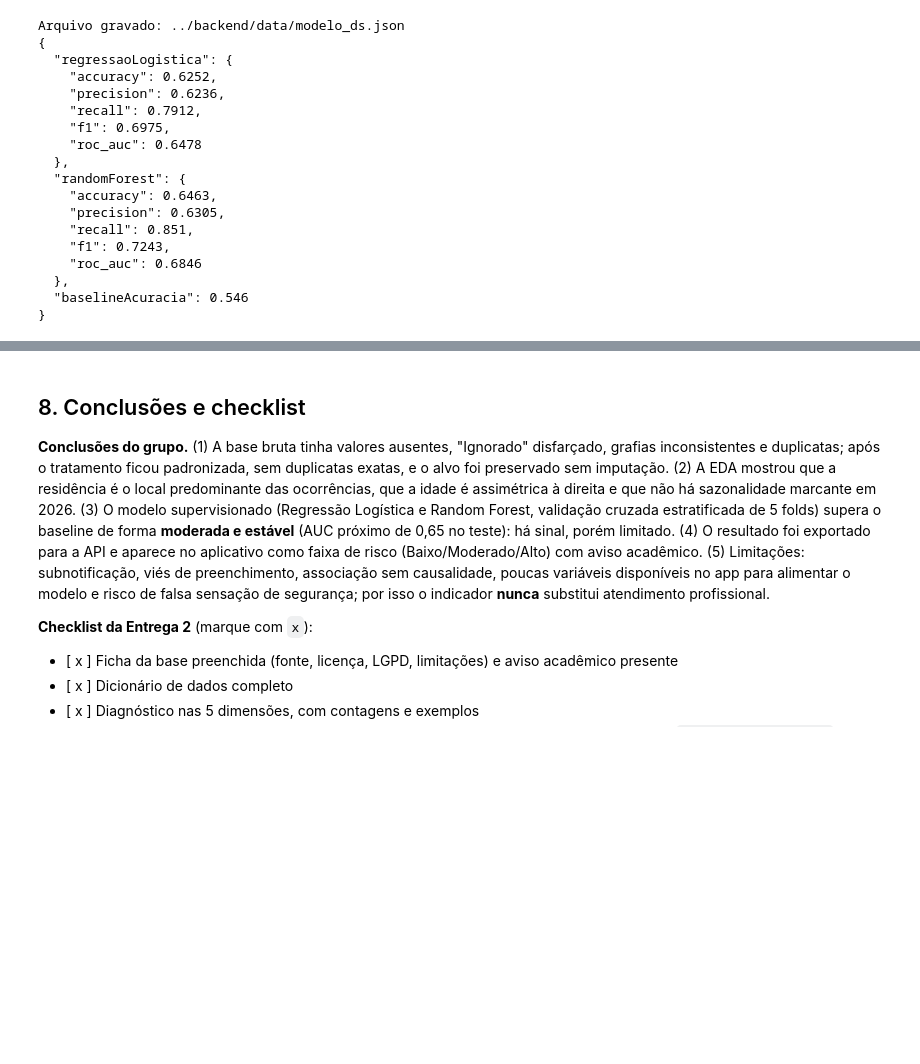
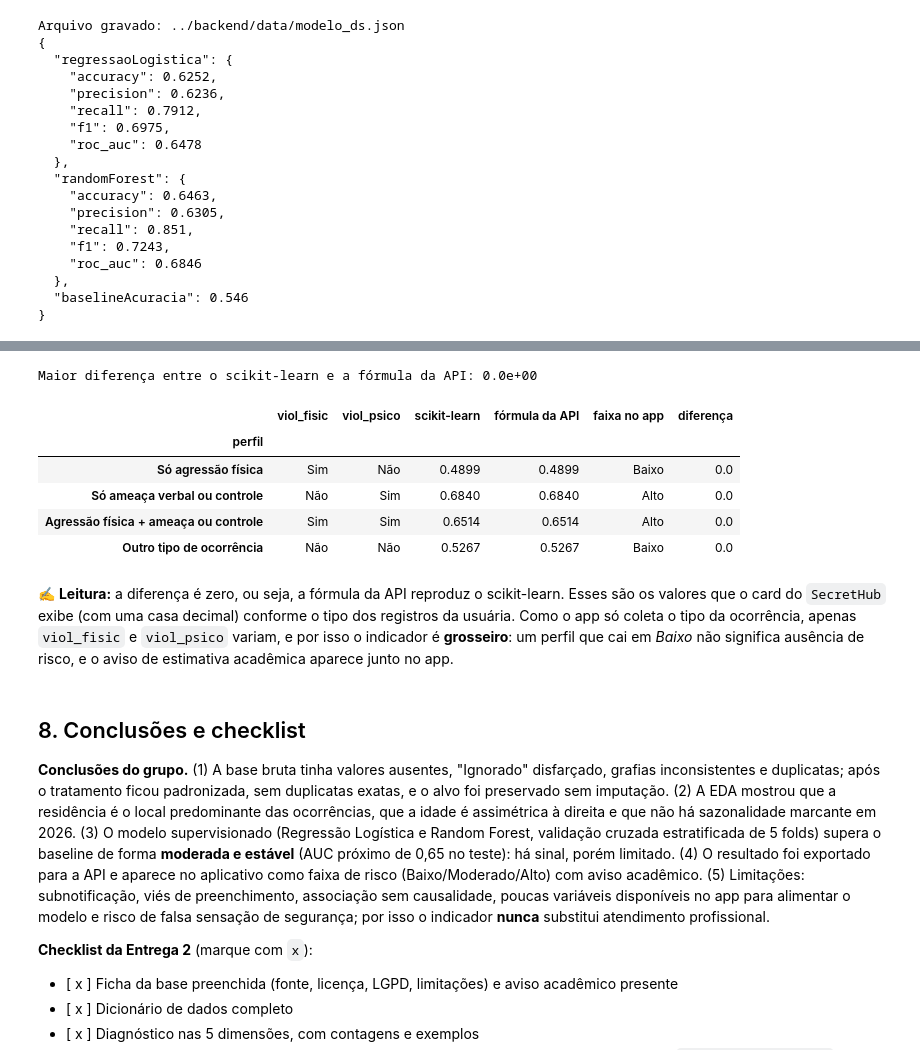
Before and after one commit to Matheu5Henri14/Projeto-React-Native, a Jupyter notebook: dataScience/Entrega2_DS_Modelo.ipynb, the cells around one changed output, grey strips where cells are left out. Cells and saved outputs as stored; diff of their text form; code cells hidden in the pictures; blank space fills up the shorter version.

```diff
--- a/dataScience/Entrega2_DS_Modelo.ipynb
+++ b/dataScience/Entrega2_DS_Modelo.ipynb
@@ -993,3 +998,56 @@ Arquivo gravado: ../backend/data/modelo_ds.json
+# %%
+modelo_json = json.load(open("../backend/data/modelo_ds.json", encoding="utf-8"))
+M = modelo_json["modelo"]
+
+perfis = {
+    "Só agressão física": ("Sim", "Não"),
+    "Só ameaça verbal ou controle": ("Não", "Sim"),
+    "Agressão física + ameaça ou controle": ("Sim", "Sim"),
+    "Outro tipo de ocorrência": ("Não", "Não"),
+}
+
+def vetor_sklearn(fisica, psico):
+    escolhidos = {"viol_fisic": fisica, "viol_psico": psico}
+    partes = [np.zeros(len(FEATURES_NUM))]
+    for col, cats in zip(FEATURES_CAT, ohe.categories_):
+        if col in escolhidos:
+            partes.append((cats == escolhidos[col]).astype(float))
+        else:
+            freq = X_treino[col].value_counts(normalize=True)
+            partes.append(np.array([freq.get(c, 0.0) for c in cats]))
+    return np.concatenate(partes).reshape(1, -1)
+
+def prob_formula_da_api(fisica, psico):
+    z = M["intercepto"]
+    escolhidos = {"viol_fisic": fisica, "viol_psico": psico}
+    for col, coefs in M["categoricas"].items():
+        if col in escolhidos:
+            z += coefs[escolhidos[col]]
+        else:
+            z += sum(coef * M["frequencias"][col].get(cat, 0.0) for cat, coef in coefs.items())
+    return 1 / (1 + np.exp(-z))
+
+linhas = []
+for nome, (fis, psi) in perfis.items():
+    p_sklearn = float(lr.predict_proba(vetor_sklearn(fis, psi))[0, 1])
+    p_api = float(prob_formula_da_api(fis, psi))
+    linhas.append({"perfil": nome, "viol_fisic": fis, "viol_psico": psi,
+                   "scikit-learn": round(p_sklearn, 4), "fórmula da API": round(p_api, 4),
+                   "faixa no app": faixa(p_api), "diferença": abs(p_sklearn - p_api)})
+
+comparacao = pd.DataFrame(linhas).set_index("perfil")
+display(comparacao)
+print("Maior diferença entre o scikit-learn e a fórmula da API:", f"{comparacao['diferença'].max():.1e}")
+# %% [output]
+Maior diferença entre o scikit-learn e a fórmula da API: 0.0e+00
+|  | viol_fisic | viol_psico | scikit-learn | fórmula da API | faixa no app | diferença |
+| perfil |  |  |  |  |  |  |
+| Só agressão física | Sim | Não | 0.4899 | 0.4899 | Baixo | 0.0 |
+| Só ameaça verbal ou controle | Não | Sim | 0.6840 | 0.6840 | Alto | 0.0 |
+| Agressão física + ameaça ou controle | Sim | Sim | 0.6514 | 0.6514 | Alto | 0.0 |
+| Outro tipo de ocorrência | Não | Não | 0.5267 | 0.5267 | Baixo | 0.0 |
+# %% [markdown]
+✍️ **Leitura:** a diferença é zero, ou seja, a fórmula da API reproduz o scikit-learn. Esses são os valores que o card do `SecretHub` exibe (com uma casa decimal) conforme o tipo dos registros da usuária. Como o app só coleta o tipo da ocorrência, apenas `viol_fisic` e `viol_psico` variam, e por isso o indicador é **grosseiro**: um perfil que cai em *Baixo* não significa ausência de risco, e o aviso de estimativa acadêmica aparece junto no app.
 # %% [markdown]
 ## 8. Conclusões e checklist
 **Conclusões do grupo.** (1) A base bruta tinha valores ausentes, "Ignorado" disfarçado, grafias inconsistentes e duplicatas; após o tratamento ficou padronizada, sem duplicatas exatas, e o alvo foi preservado sem imputação. (2) A EDA mostrou que a residência é o local predominante das ocorrências, que a idade é assimétrica à direita e que não há sazonalidade marcante em 2026. (3) O modelo supervisionado (Regressão Logística e Random Forest, validação cruzada estratificada de 5 folds) supera o baseline de forma **moderada e estável** (AUC próximo de 0,65 no teste): há sinal, porém limitado. (4) O resultado foi exportado para a API e aparece no aplicativo como faixa de risco (Baixo/Moderado/Alto) com aviso acadêmico. (5) Limitações: subnotificação, viés de preenchimento, associação sem causalidade, poucas variáveis disponíveis no app para alimentar o modelo e risco de falsa sensação de segurança; por isso o indicador **nunca** substitui atendimento profissional.
```
Also changed, not shown: parts of 1 cell of this notebook, 1 other file.
